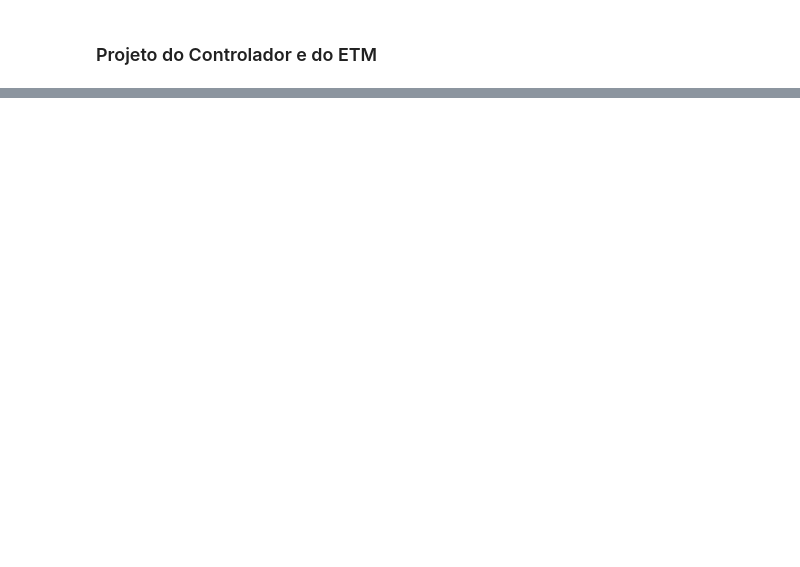
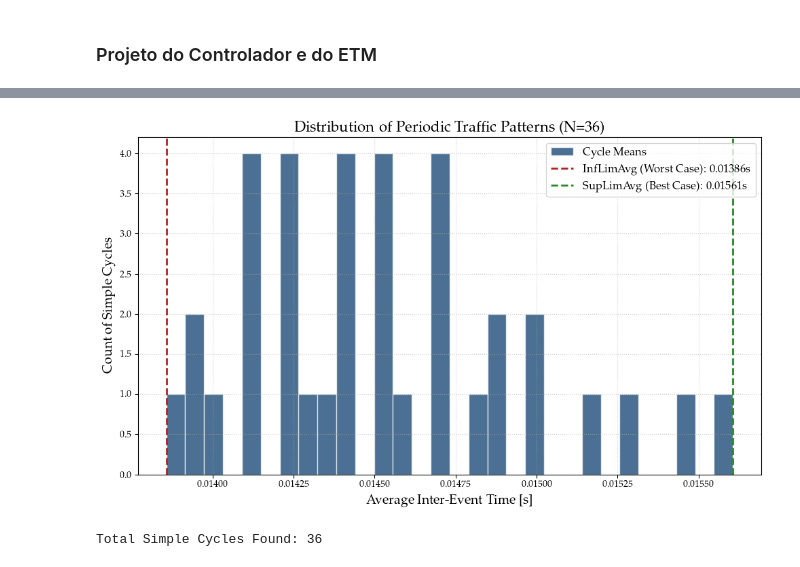
Before and after one commit to andel-vitorio/event-based-control, a Jupyter notebook: PETC for LIT Systems/06 - Order and Caos Analysis - SETM - Single Matrix v2.ipynb, the cells around one changed output, grey strips where cells are left out. Saved outputs shown, nothing was run; the diff lists cells and outputs as text; code cells hidden in the pictures; blank space fills up the shorter version.

```diff
--- a/PETC for LIT Systems/06 - Order and Caos Analysis - SETM - Single Matrix v2.ipynb
+++ b/PETC for LIT Systems/06 - Order and Caos Analysis - SETM - Single Matrix v2.ipynb
@@ -511,0 +551,5 @@ OK: 1000 | FAIL: 0
+# %%
+plot_cycle_distribution(G_complete, h)
+# %% [output]
+[figure, added]
+Total Simple Cycles Found: 36
```
Also changed, not shown: parts of 18 cells of this notebook, 5 other files.
